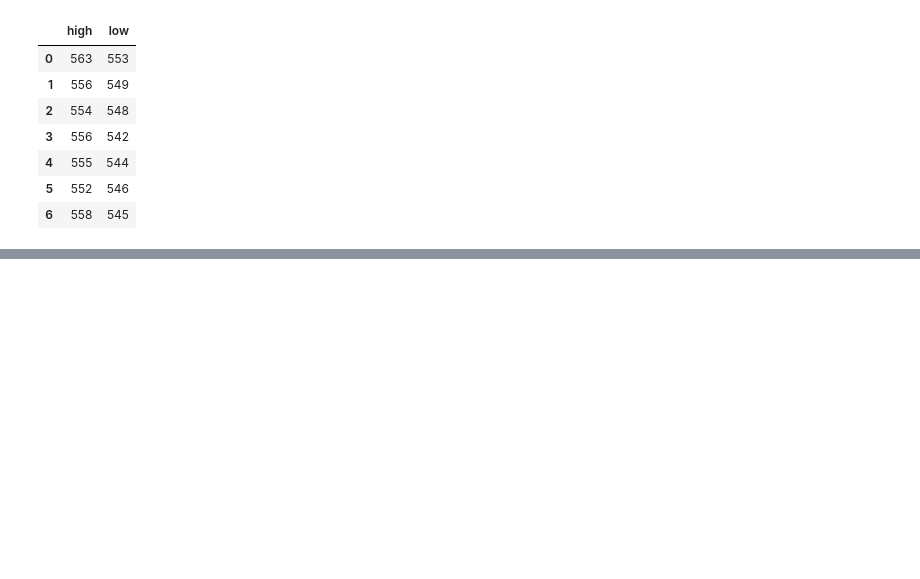
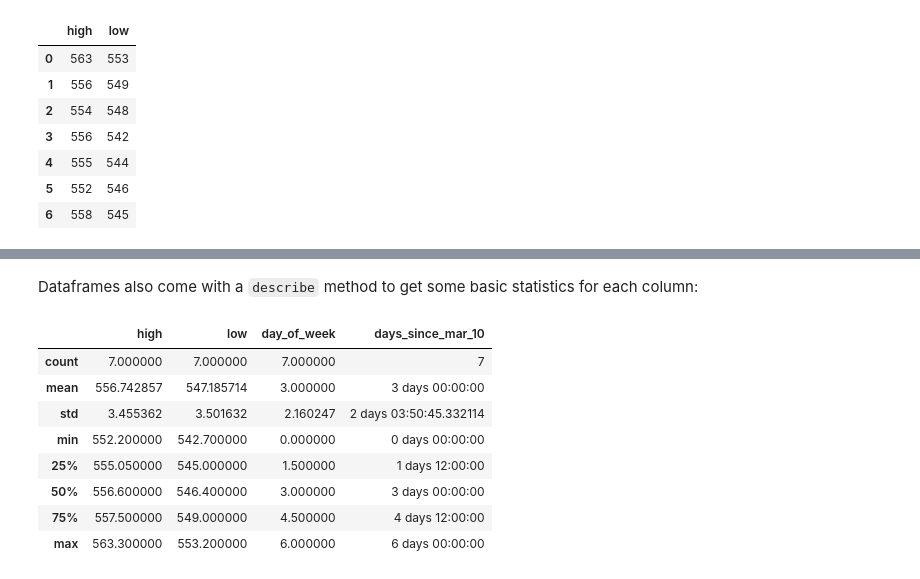
Before and after one commit to adamhajari/Introduction-to-Data-Science, a Jupyter notebook: 1_Python_Data_Tools.ipynb, the cells around one changed output, grey strips where cells are left out. Cells and saved outputs as stored; diff of their text form; code cells hidden in the pictures; blank space fills up the shorter version.

```diff
--- a/1_Python_Data_Tools.ipynb
+++ b/1_Python_Data_Tools.ipynb
@@ -331,0 +398,14 @@ DatetimeIndex(['2015-03-11', '2015-03-12', '2015-03-13', '2015-03-16',
+# %% [markdown]
+Dataframes also come with a `describe` method to get some basic statistics for each column:
+# %%
+df_with_dates.describe()
+# %% [output]
+|  | high | low | day_of_week | days_since_mar_10 |
+| count | 7.000000 | 7.000000 | 7.000000 | 7 |
+| mean | 556.742857 | 547.185714 | 3.000000 | 3 days 00:00:00 |
+| std | 3.455362 | 3.501632 | 2.160247 | 2 days 03:50:45.332114 |
+| min | 552.200000 | 542.700000 | 0.000000 | 0 days 00:00:00 |
+| 25% | 555.050000 | 545.000000 | 1.500000 | 1 days 12:00:00 |
+| 50% | 556.600000 | 546.400000 | 3.000000 | 3 days 00:00:00 |
+| 75% | 557.500000 | 549.000000 | 4.500000 | 4 days 12:00:00 |
+| max | 563.300000 | 553.200000 | 6.000000 | 6 days 00:00:00 |
```
Also changed, not shown: parts of 38 cells of this notebook.
